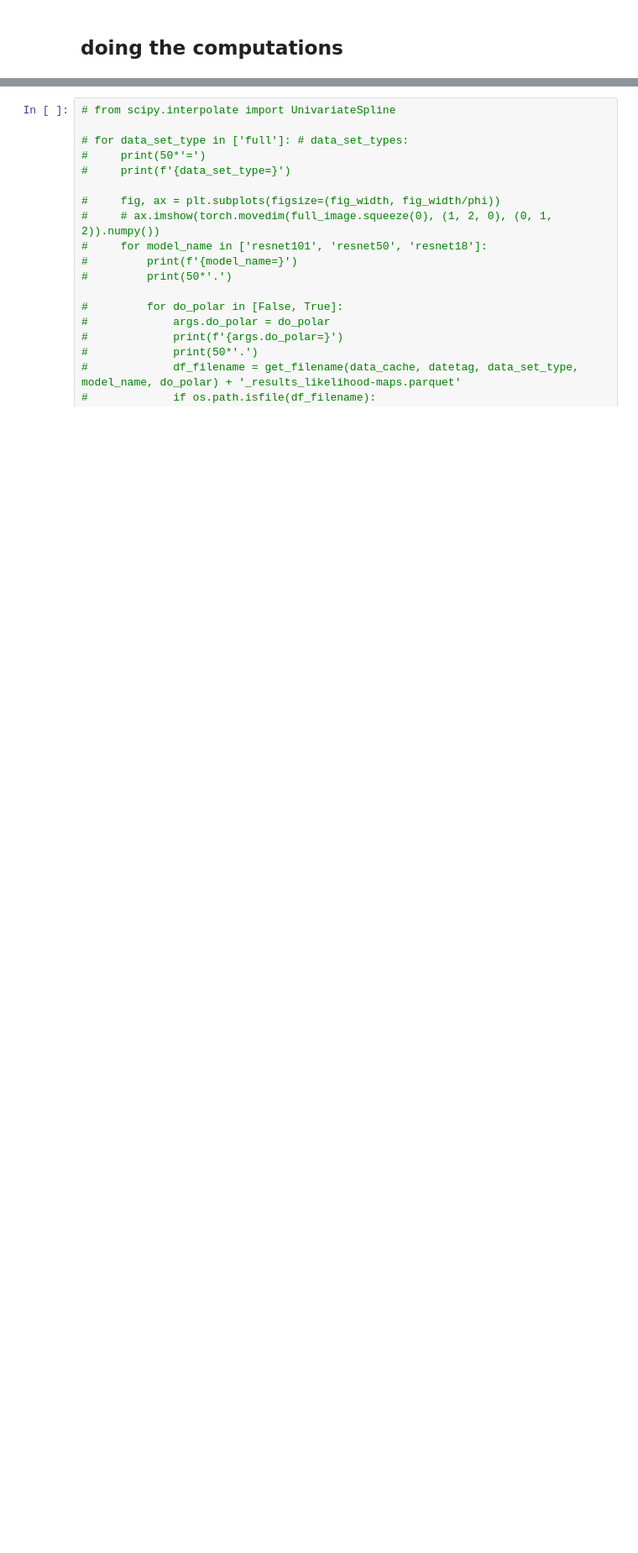
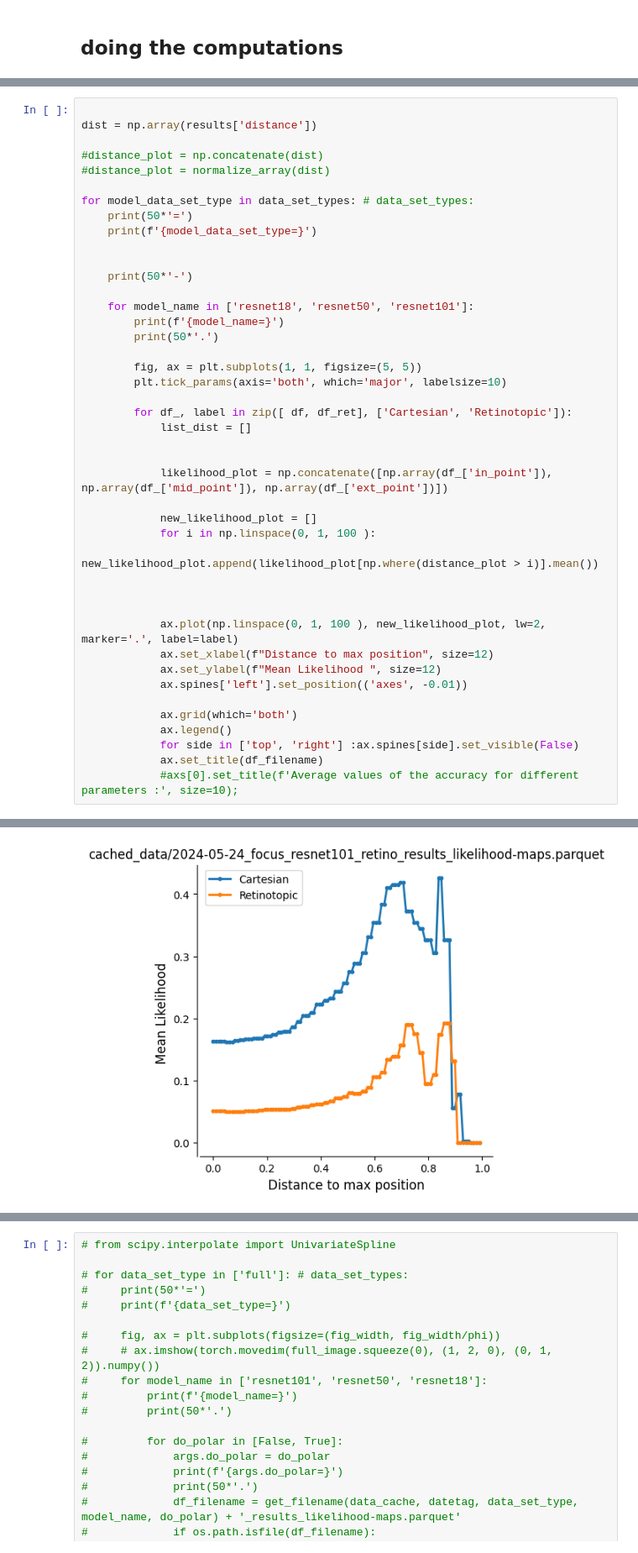
Before and after one commit to bicv/Retinotopy, a Jupyter notebook: 25_stats_of_likelihood_map.ipynb, the cells around one changed output, grey strips where cells are left out. Shown at 84% size. Drawn from its saved outputs; the diff is of its cells as text; blank space fills up the shorter version.

```diff
--- a/25_stats_of_likelihood_map.ipynb
+++ b/25_stats_of_likelihood_map.ipynb
@@ -202,0 +355,44 @@ for data_set_type in ['full']: # data_set_types:
+# %%
+
+dist = np.array(results['distance'])
+
+#distance_plot = np.concatenate(dist)
+#distance_plot = normalize_array(dist)
+
+for model_data_set_type in data_set_types: # data_set_types:
+    print(50*'=')
+    print(f'{model_data_set_type=}')
+
+
+    print(50*'-')
+
+    for model_name in ['resnet18', 'resnet50', 'resnet101']:
+        print(f'{model_name=}')
+        print(50*'.')
+
+        fig, ax = plt.subplots(1, 1, figsize=(5, 5))
+        plt.tick_params(axis='both', which='major', labelsize=10)
+
+        for df_, label in zip([ df, df_ret], ['Cartesian', 'Retinotopic']):
+            list_dist = []
+
+
+            likelihood_plot = np.concatenate([np.array(df_['in_point']), np.array(df_['mid_point']), np.array(df_['ext_point'])])
+
+            new_likelihood_plot = []
+            for i in np.linspace(0, 1, 100 ):
+                new_likelihood_plot.append(likelihood_plot[np.where(distance_plot > i)].mean())
+
+
+
+            ax.plot(np.linspace(0, 1, 100 ), new_likelihood_plot, lw=2, marker='.', label=label)
+            ax.set_xlabel(f"Distance to max position", size=12)
+            ax.set_ylabel(f"Mean Likelihood ", size=12)
+            ax.spines['left'].set_position(('axes', -0.01))
+
+            ax.grid(which='both')
+            ax.legend()
+            for side in ['top', 'right'] :ax.spines[side].set_visible(False)
+            ax.set_title(df_filename)
+            #axs[0].set_title(f'Average values of the accuracy for different parameters :', size=10);
+# %% [output]
@@ -202,0 +416 @@ for data_set_type in ['full']: # data_set_types:
+[figure, added]
```
Also changed, not shown: parts of 62 cells of this notebook, 4 other files.
